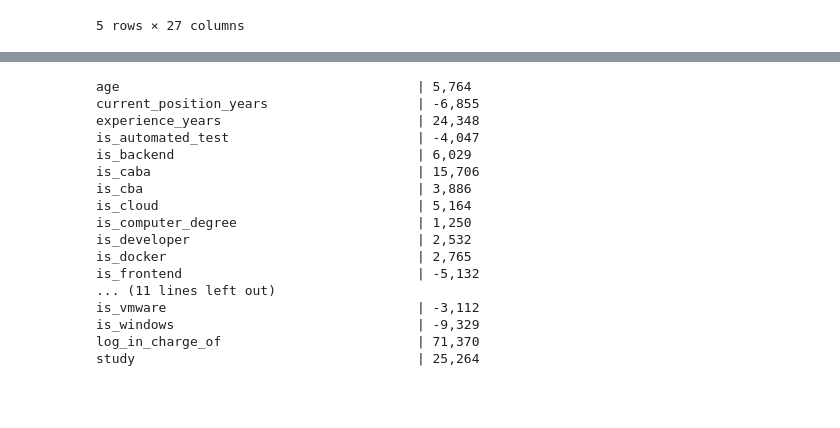
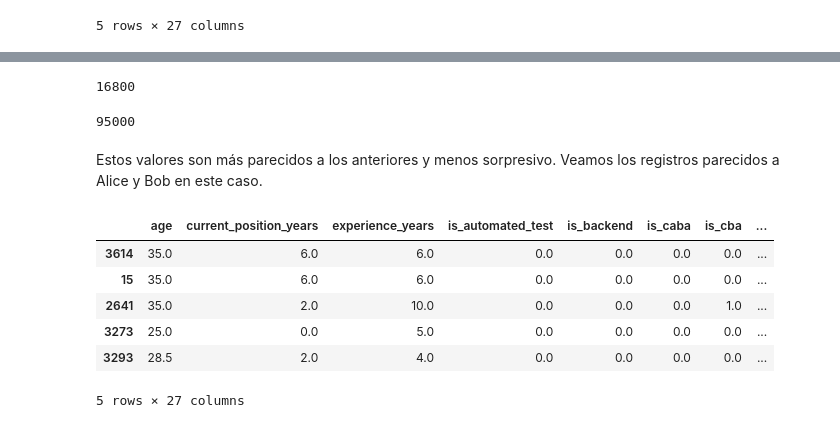
Before and after one commit to seppo0010/sysarmy-sueldos-2019.1, a Jupyter notebook: Sysarmy - Predicción de sueldos.ipynb, the cells around one changed output, grey strips where cells are left out. Cells and saved outputs as stored; diff of their text form; code cells hidden in the pictures; blank space fills up the shorter version.

```diff
--- a/Sysarmy - Predicción de sueldos.ipynb
+++ b/Sysarmy - Predicción de sueldos.ipynb
@@ -667,23 +643,34 @@ Ahora que tenemos los valores normalizados, podemos volver a entrenar. Pero la n
-# %%
-X, y = df_normalized.drop('salary', axis=1), df_normalized['salary']
-lr = LinearRegression().fit(X, y)
-for i, col in enumerate(X.columns):
-    print('{: <40} | {:,}'.format(col, int(lr.coef_[i])))
-# %% [output]
-age                                      | 5,764
-current_position_years                   | -6,855
-experience_years                         | 24,348
-is_automated_test                        | -4,047
-is_backend                               | 6,029
-is_caba                                  | 15,706
-is_cba                                   | 3,886
-is_cloud                                 | 5,164
-is_computer_degree                       | 1,250
-is_developer                             | 2,532
-is_docker                                | 2,765
-is_frontend                              | -5,132
-... (11 lines left out)
-is_vmware                                | -3,112
-is_windows                               | -9,329
-log_in_charge_of                         | 71,370
-study                                    | 25,264
+# %%
+df_ready_normalized = df_ready.copy()
+for i, col in enumerate([col for col in df_ready.columns if col != 'salary']):
+    df_ready_normalized[col] *= lr.coef_[i]
+
+def normalize_row(transformed_row):
+    return [transformed_row[col] * lr.coef_[i] for i, col in enumerate([col for col in df_ready.columns if col != 'salary'])]
+
+X, y = df_ready_normalized.drop('salary', axis=1), df_ready_normalized['salary']
+knnr2 = KNeighborsRegressor().fit(X, y)
+# %%
+int(knnr2.predict([normalize_row(alice_transformed)]))
+# %% [output]
+16800
+# %%
+int(knnr2.predict([normalize_row(bob_transformed)]))
+# %% [output]
+95000
+# %% [markdown]
+Estos valores son más parecidos a los anteriores y menos sorpresivo. Veamos los registros parecidos a Alice y Bob en este caso.
+# %%
+def unnormalize_row(normalized_row):
+    return {col: normalized_row[col] / lr.coef_[i] for i, col in enumerate([col for col in df_ready.columns if col != 'salary'])}
+# %%
+neighbours = knnr2.kneighbors([normalize_row(alice_transformed)])[1]
+X.iloc[neighbours[0]].apply(unnormalize_row, axis=1, result_type='expand')
+# %% [output]
+|  | age | current_position_years | experience_years | is_automated_test | is_backend | is_caba | is_cba | ... |
+| 3614 | 35.0 | 6.0 | 6.0 | 0.0 | 0.0 | 0.0 | 0.0 | ... |
+| 15 | 35.0 | 6.0 | 6.0 | 0.0 | 0.0 | 0.0 | 0.0 | ... |
+| 2641 | 35.0 | 2.0 | 10.0 | 0.0 | 0.0 | 0.0 | 1.0 | ... |
+| 3273 | 25.0 | 0.0 | 5.0 | 0.0 | 0.0 | 0.0 | 0.0 | ... |
+| 3293 | 28.5 | 2.0 | 4.0 | 0.0 | 0.0 | 0.0 | 0.0 | ... |
+5 rows × 27 columns
```
Also changed, not shown: parts of 18 cells of this notebook.
